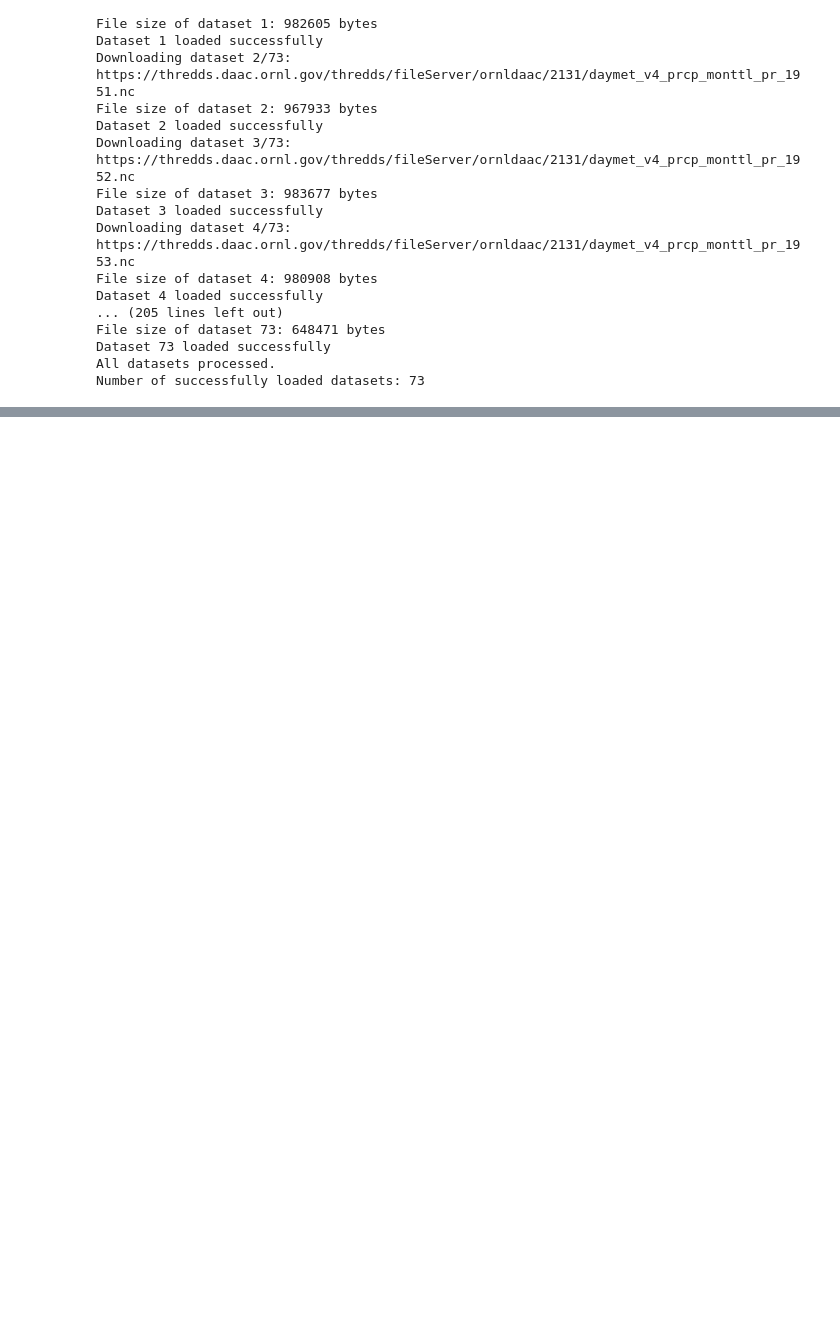
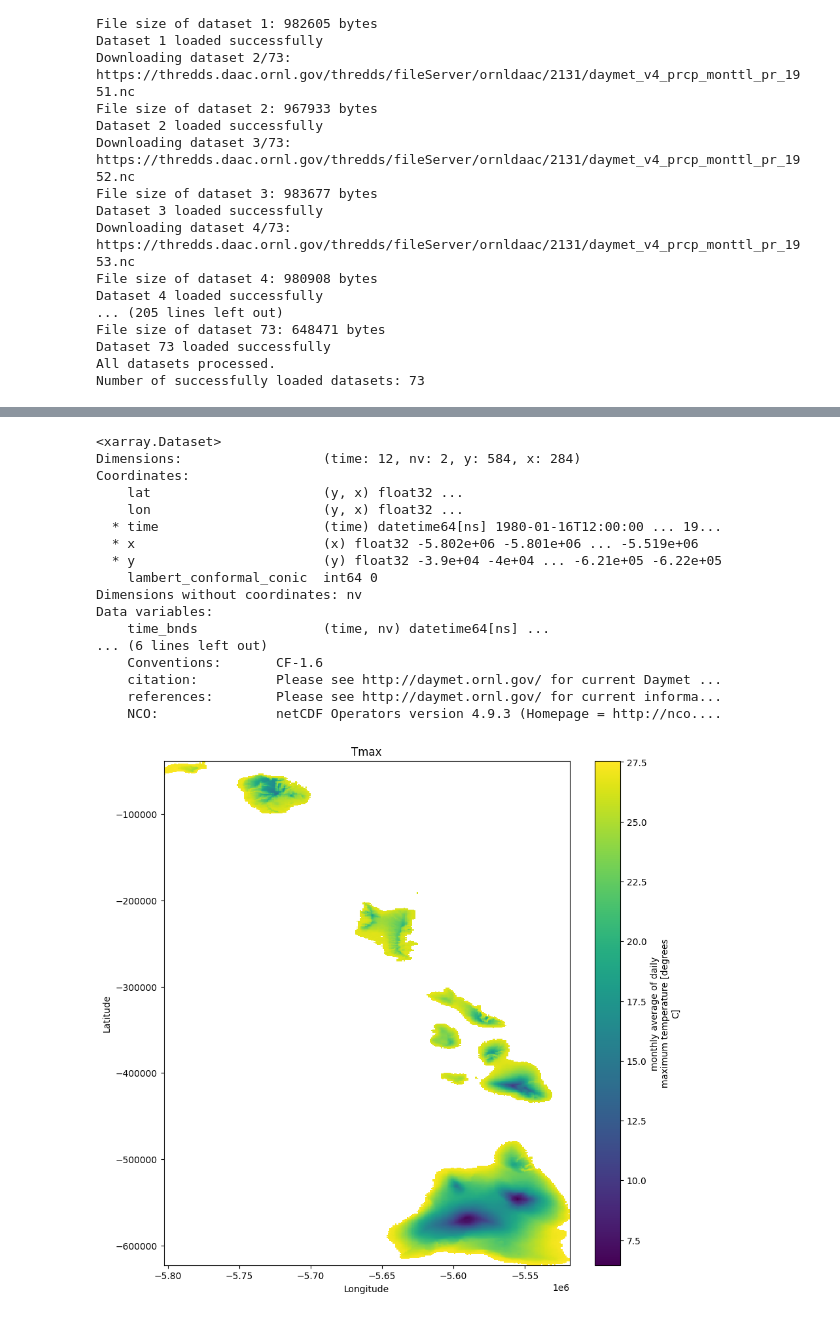
Before and after one commit to CharlesLehnen/DSCI_550_Final_Project, a Jupyter notebook: code/climatic_analysis.ipynb, the cells around one changed output, grey strips where cells are left out. Cells and saved outputs as stored; diff of their text form; code cells hidden in the pictures; blank space fills up the shorter version.

Commit message:
now the plotting is flexible regardless of the parameter chosen

```diff
--- a/code/climatic_analysis.ipynb
+++ b/code/climatic_analysis.ipynb
@@ -117,8 +117,3 @@ Available dataset options:
 40  https://thredds.daac.ornl.gov/thredds/catalog/...
 41  https://thredds.daac.ornl.gov/thredds/catalog/...
 42  https://thredds.daac.ornl.gov/thredds/catalog/...
-# %%
-# Show the selected dataset links
-print("\nSelected dataset links:")
-for i, row in df.iterrows():
-    print(f"{i+1}. {row['Links']}")
@@ -207,7 +184,9 @@ Dataset 73 loaded successfully
 All datasets processed.
 Number of successfully loaded datasets: 73
 # %%
-# single dataset for testing:
+import os
+import requests
+import xarray as xr
 
 # Base URL for the THREDDS file server
 base_url = "https://thredds.daac.ornl.gov/thredds/fileServer/ornldaac/2131/"
@@ -218,8 +197,8 @@ datasets = []
 # Create a directory to store the downloaded NetCDF files
 os.makedirs('netcdf_files', exist_ok=True)
 
-# Extract the first dataset URL
-data_url = dataset_links[0]
+# Extract the first dataset URL from the DataFrame
+data_url = df.loc[0, 'Links']
 
 # Extract the NetCDF file name from the URL
 nc_filename = data_url.split('/')[-1].replace('catalog.html?dataset=', '')
@@ -381,0 +243,53 @@ KeyError: ignored
+# %%
+import matplotlib.pyplot as plt
+import rioxarray
+
+# Check if any datasets are loaded
+if len(datasets) > 0:
+    # Select the first dataset
+    ds = datasets[0]
+
+    # Print dataset information to help identify spatial dimensions and variables
+    print(ds)
+
+    # Set the spatial dimensions of the dataset
+    ds = ds.rio.set_spatial_dims(x_dim='x', y_dim='y', inplace=True)
+
+    # Set the coordinate reference system (CRS) of the dataset
+    ds = ds.rio.write_crs("epsg:4326", inplace=True)
+
+    # Identify the variable to plot based on user's selection
+    var_to_plot = selected_option.split('/')[-1].split('_')[0]
+
+    # Check if the variable exists in the dataset
+    if var_to_plot in ds:
+        # Plot the data
+        fig, ax = plt.subplots(figsize=(10, 10))
+        ds[var_to_plot].isel(time=0).plot(ax=ax, cmap='viridis', add_colorbar=True)
+        plt.title(var_to_plot.capitalize())
+        plt.xlabel('Longitude')
+        plt.ylabel('Latitude')
+        plt.show()
+    else:
+        print(f"The variable '{var_to_plot}' is not found in the dataset.")
+else:
+    print("No datasets are loaded.")
+# %% [output]
+<xarray.Dataset>
+Dimensions:                  (time: 12, nv: 2, y: 584, x: 284)
+Coordinates:
+    lat                      (y, x) float32 ...
+    lon                      (y, x) float32 ...
+  * time                     (time) datetime64[ns] 1980-01-16T12:00:00 ... 19...
+  * x                        (x) float32 -5.802e+06 -5.801e+06 ... -5.519e+06
+  * y                        (y) float32 -3.9e+04 -4e+04 ... -6.21e+05 -6.22e+05
+    lambert_conformal_conic  int64 0
+Dimensions without coordinates: nv
+Data variables:
+    time_bnds                (time, nv) datetime64[ns] ...
+... (6 lines left out)
+    Conventions:       CF-1.6
+    citation:          Please see http://daymet.ornl.gov/ for current Daymet ...
+    references:        Please see http://daymet.ornl.gov/ for current informa...
+    NCO:               netCDF Operators version 4.9.3 (Homepage = http://nco....
+[figure, added]
```
Also changed, not shown: parts of 6 cells of this notebook, 3 other files.
